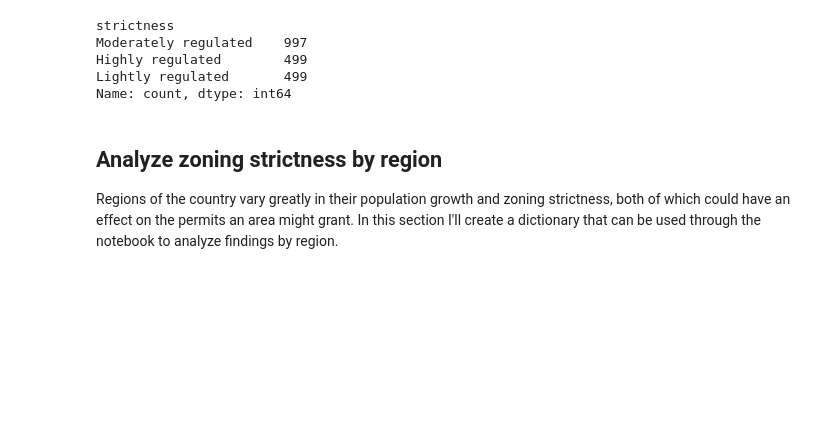
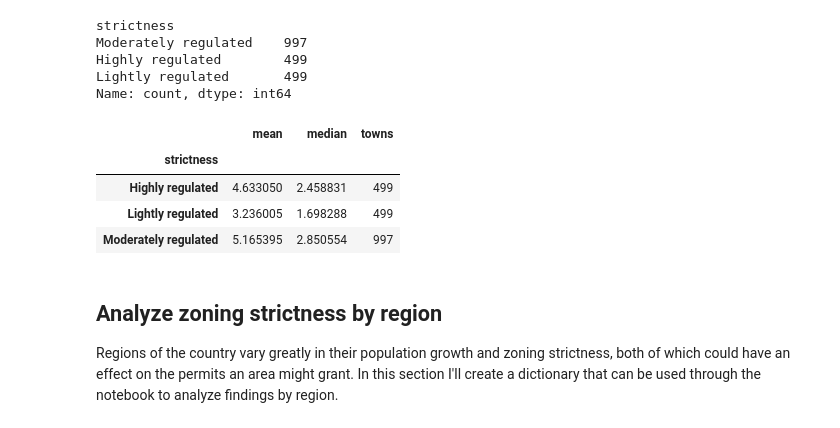
Before and after one commit to emmamurphy13/Assignment1_Advanced_Data, a Jupyter notebook: notebooks/02_analyze.ipynb, the cells around one changed output. Saved outputs shown, nothing was run; the diff lists cells and outputs as text; code cells hidden in the pictures; blank space fills up the shorter version.

Commit message:
Add permits per thousand by strictness category

```diff
--- a/notebooks/02_analyze.ipynb
+++ b/notebooks/02_analyze.ipynb
@@ -57,6 +57,19 @@ Moderately regulated    997
 Highly regulated        499
 Lightly regulated       499
 Name: count, dtype: int64
+# %%
+#Average permits per thousand for every town across strictness categories.
+towns.groupby("strictness").agg(
+    mean=("permits_per_thousand", "mean"),
+    median=("permits_per_thousand", "median"),
+    towns=("permits_per_thousand", "count"),
+)
+# %% [output]
+|  | mean | median | towns |
+| strictness |  |  |  |
+| Highly regulated | 4.633050 | 2.458831 | 499 |
+| Lightly regulated | 3.236005 | 1.698288 | 499 |
+| Moderately regulated | 5.165395 | 2.850554 | 997 |
 # %% [markdown]
 ## Analyze zoning strictness by region
 Regions of the country vary greatly in their population growth and zoning strictness, both of which could have an effect on the permits an area might grant. In this section I'll create a dictionary that can be used through the notebook to analyze findings by region.
```
